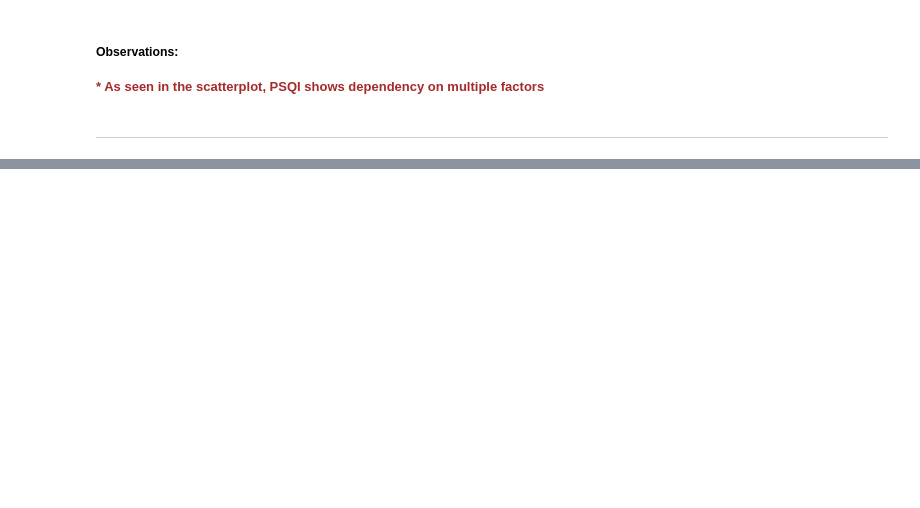
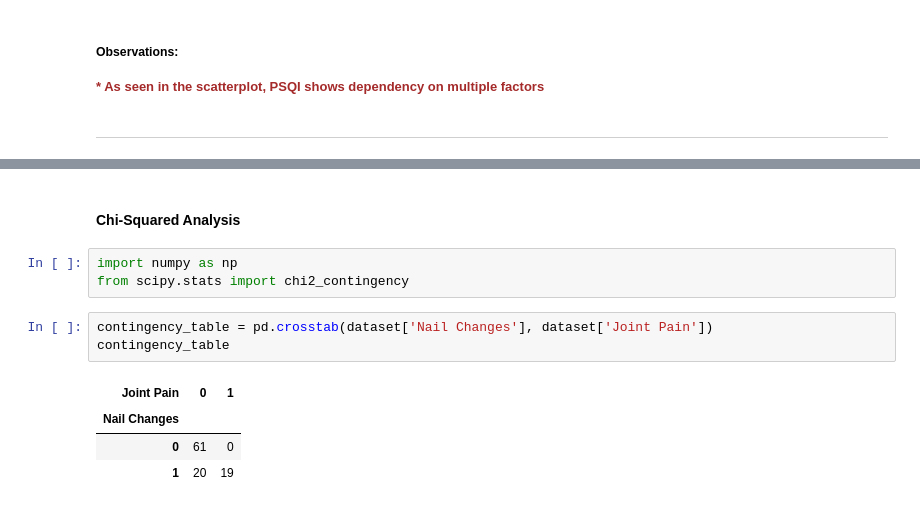
Before and after one commit to iamtushara/medical-thesis, a Jupyter notebook: thesis-notebooks/02-reshma/Statistical Analysis of Psoriasis Patients Data.ipynb, the cells around one changed output, grey strips where cells are left out. Drawn from its saved outputs; the diff is of its cells as text; blank space fills up the shorter version.

```diff
--- a/thesis-notebooks/02-reshma/Statistical Analysis of Psoriasis Patients Data.ipynb
+++ b/thesis-notebooks/02-reshma/Statistical Analysis of Psoriasis Patients Data.ipynb
@@ -891,0 +992,13 @@ strong multicollinearity problems or that the design matrix is singular.
+# %% [markdown]
+#### Chi-Squared Analysis
+# %%
+import numpy as np
+from scipy.stats import chi2_contingency
+# %%
+contingency_table = pd.crosstab(dataset['Nail Changes'], dataset['Joint Pain'])
+contingency_table
+# %% [output]
+| Joint Pain | 0 | 1 |
+| Nail Changes |  |  |
+| 0 | 61 | 0 |
+| 1 | 20 | 19 |
```
Also changed, not shown: parts of 23 cells of this notebook.
